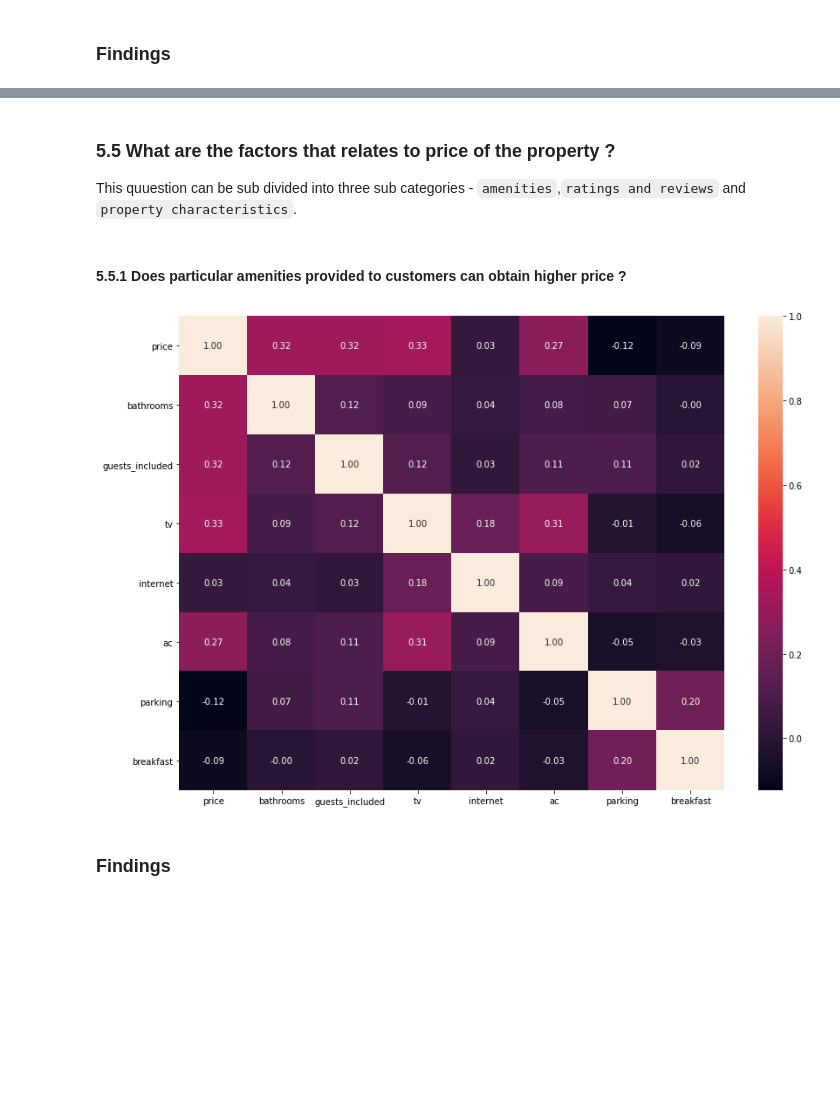
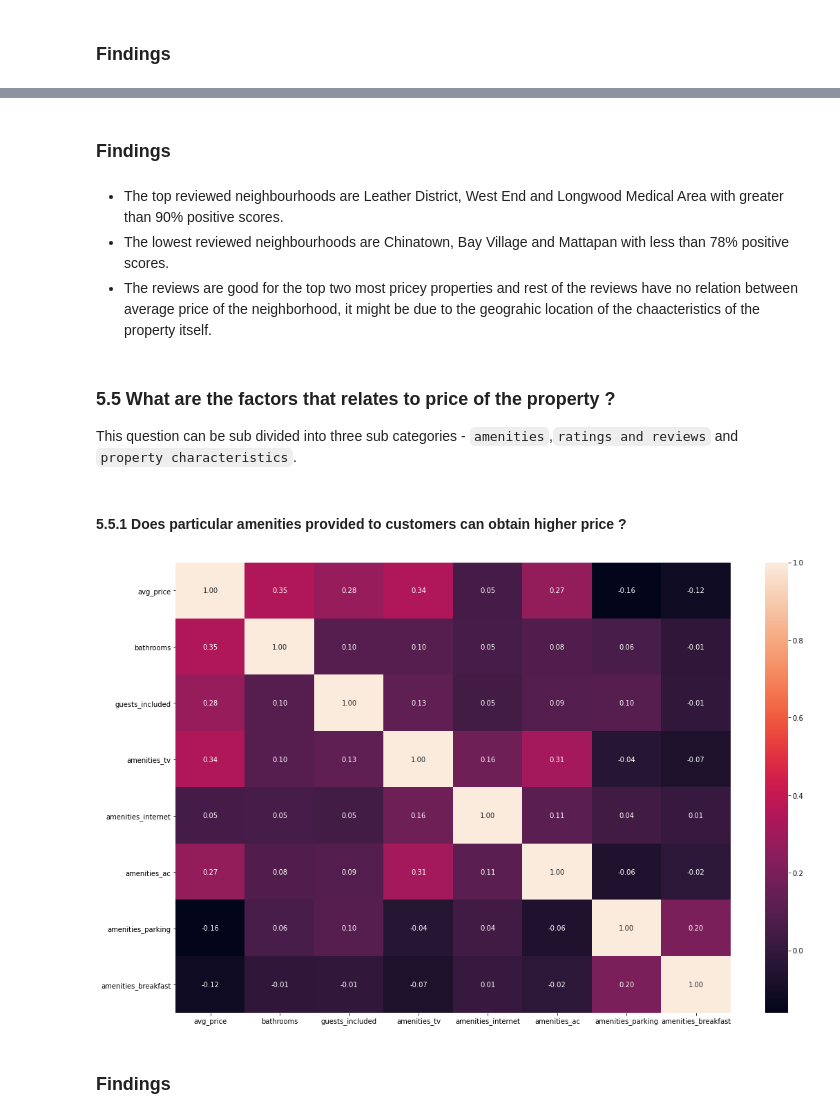
Before and after one commit to 0xNILADRI/Boston-AirBnB, a Jupyter notebook: boston_airbnb.ipynb, the cells around one changed output, grey strips where cells are left out. Saved outputs shown, nothing was run; the diff lists cells and outputs as text; code cells hidden in the pictures; blank space fills up the shorter version.

```diff
--- a/boston_airbnb.ipynb
+++ b/boston_airbnb.ipynb
@@ -1045,6 +1126,2 @@ compound_mean                                      3           :  0.12 %
-# %%
-# fill null values with 0
-for c in ['neg_mean','neu_mean','pos_mean','compound_mean']:
-    df_final[c] = df_final[c].fillna(0)
 # %% [markdown]
 * As the dataframe took its final shape it's time to remove the columns which are not necessary any further. The columns are `id` , `host_id` and `listing_id`.
@@ -1050,0 +1130,3 @@ for c in ['neg_mean','neu_mean','pos_mean','compound_mean']:
+# %%
+# joining two data frames with the unique id
+df_final = pd.merge(df_final,df_listings_count_price,how = 'inner', left_on=['id'], right_on = ['listing_id'])
@@ -1051,6 +1137,6 @@ for c in ['neg_mean','neu_mean','pos_mean','compound_mean']:
 # %%
 # drop columns
-df_final.drop(['id','host_id','listing_id'], axis = 1, inplace = True)
+df_final.drop(['id','host_id','listing_id_x','listing_id_y'], axis = 1, inplace = True)
 # %%
 df_final
 # %% [output]
@@ -1104,9 +1195,9 @@ sns.heatmap(df_final.corr(), annot = True,  fmt='.2f');
 * Columns `neg_mean`, `neu_mean` and `pos_mean` also have huge correlation with compound_mean, drop these.
 # %%
 # drop columns
-high_corr = ['bedrooms','beds','availability_30','availability_60','availability_90','review_scores_accuracy',
+high_corr = ['bedrooms','beds','availability_60','availability_90','availability_365','review_scores_accuracy',
              'review_scores_cleanliness', 'review_scores_checkin', 'review_scores_communication',
-             'review_scores_location', 'review_scores_value','neg_mean','neu_mean','pos_mean']
+             'review_scores_location', 'review_scores_value','neg_mean','neu_mean','pos_mean','price']
 df_final.drop(high_corr, axis = 1, inplace = True)
 # %% [markdown]
 ## 5. Evaluation
@@ -1192,16 +1310,24 @@ Text(0.5, 0, 'Review Positivity Scores')
+# %% [markdown]
+### Findings
+# %% [markdown]
+* The top reviewed neighbourhoods are Leather District, West End and Longwood Medical Area with greater than 90% positive scores.
+* The lowest reviewed neighbourhoods are Chinatown, Bay Village and Mattapan with less than 78% positive scores.
+* The reviews are good for the top two most pricey properties and rest of the reviews have no relation between average price of the neighborhood, it might be due to the geograhic location of the chaacteristics of the property itself.
 # %% [markdown]
 ### 5.5 What are the factors that relates to price of the property ?
 
-This quuestion can be sub divided into three sub categories - `amenities`,`ratings and reviews` and `property characteristics`.
+This question can be sub divided into three sub categories - `amenities`,`ratings and reviews` and `property characteristics`.
 # %% [markdown]
 #### 5.5.1 Does particular amenities provided to customers can obtain higher price ?
 # %%
 # analyze relation of price and amenities provided.
-df_amenities = df_final[['price','bathrooms','guests_included','tv','internet','ac','parking','breakfast']]
-fig, ax = plt.subplots(figsize=(14,10))
+df_amenities = df_final[['avg_price','bathrooms','guests_included','amenities_tv','amenities_internet',
+                         'amenities_ac','amenities_parking','amenities_breakfast']]
+fig, ax = plt.subplots(figsize=(18,12))
 sns.heatmap(df_amenities.corr(),annot=True,  fmt='.2f');
+fig.savefig('amenities_heatmap.png')
 # %% [output]
-[figure, old version]
+[figure, new version]
 # %% [markdown]
 ### Findings
 # %% [markdown]
```
Also changed, not shown: parts of 119 cells of this notebook, 14 other files.
